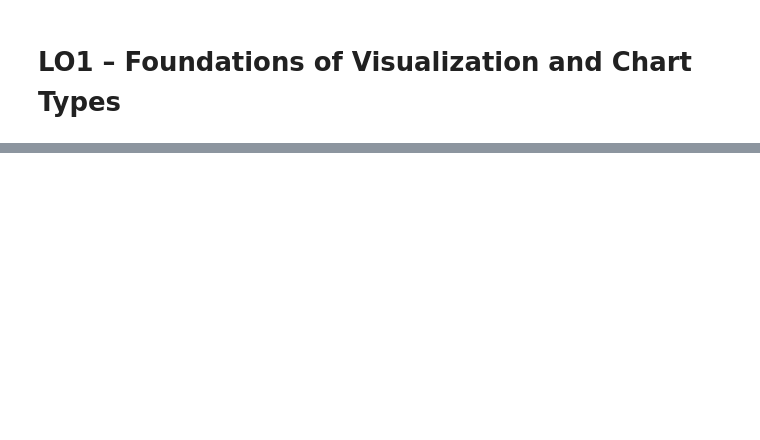
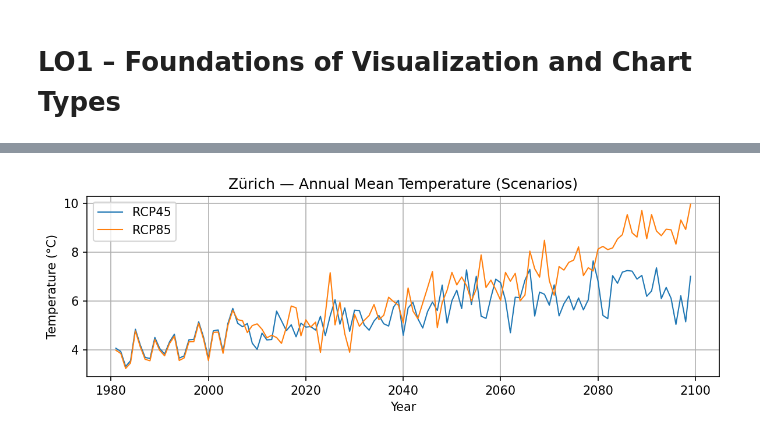
Before and after one commit to rodrigourech/gdv, a Jupyter notebook: notebooks/LO1 – Foundations of Visualization and Chart Types.ipynb, the cells around one changed output, grey strips where cells are left out. Saved outputs shown, nothing was run; the diff lists cells and outputs as text; code cells hidden in the pictures; blank space fills up the shorter version.

```diff
--- a/notebooks/LO1 – Foundations of Visualization and Chart Types.ipynb
+++ b/notebooks/LO1 – Foundations of Visualization and Chart Types.ipynb
@@ -146,0 +90,20 @@ plt.show()
+# %%
+ann = (
+    tas_s.groupby(["scenario","year"], as_index=False)["value"]
+    .mean()
+    .rename(columns={"value":"tas_ann_mean"})
+)
+
+fig, ax = plt.subplots(figsize=(8,3))
+for scen in ["RCP45","RCP85"]:
+    d = ann[ann["scenario"]==scen]
+    ax.plot(d["year"], d["tas_ann_mean"], label=scen, linewidth=1)
+
+ax.legend()
+ax.set_title(f"{chosen_station} — Annual Mean Temperature (Scenarios)")
+ax.set_xlabel("Year")
+ax.set_ylabel("Temperature (°C)")
+fig.tight_layout()
+plt.show()
+# %% [output]
+[figure, added]
```
Also changed, not shown: parts of 10 cells of this notebook.
